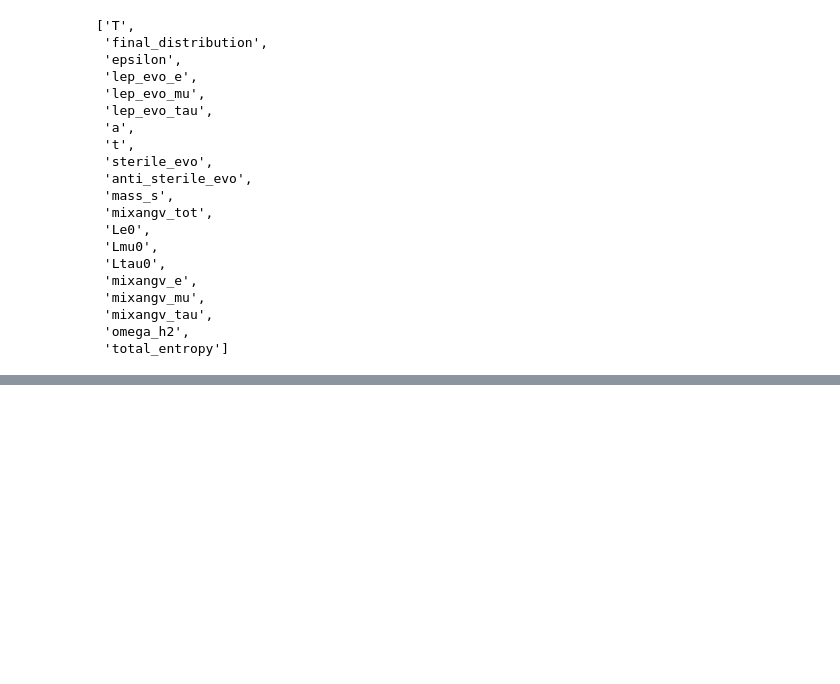
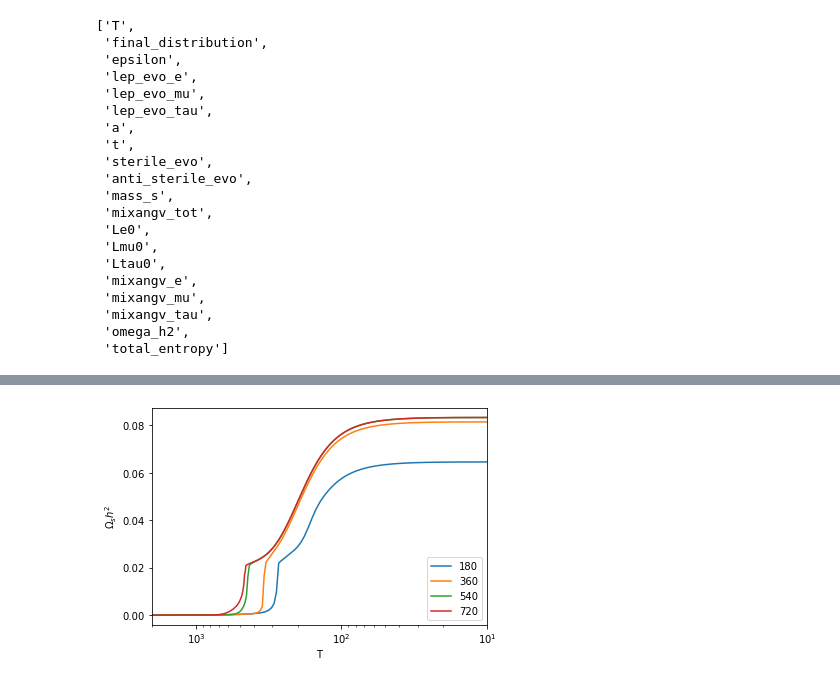
Before and after one commit to emmahorner/new_QCD, a Jupyter notebook: Different QCD Ts Production.ipynb, the cells around one changed output, grey strips where cells are left out. Drawn from its saved outputs; the diff is of its cells as text; code cells hidden in the pictures; blank space fills up the shorter version.

```diff
--- a/Different QCD Ts Production.ipynb
+++ b/Different QCD Ts Production.ipynb
@@ -114,0 +124,12 @@ import Emma3
+# %%
+plt.figure()
+for i in range(len(all_T)):
+    plt.semilogx(all_T[i], all_om[i], label=str(qcd_temp[i]))
+
+plt.xlim(2000,10)
+plt.ylabel(r'$\Omega_s h^2$')
+plt.xlabel('T')
+plt.legend(loc='lower right')
+plt.show()
+# %% [output]
+[figure, added]
```
Also changed, not shown: parts of 5 cells of this notebook.
